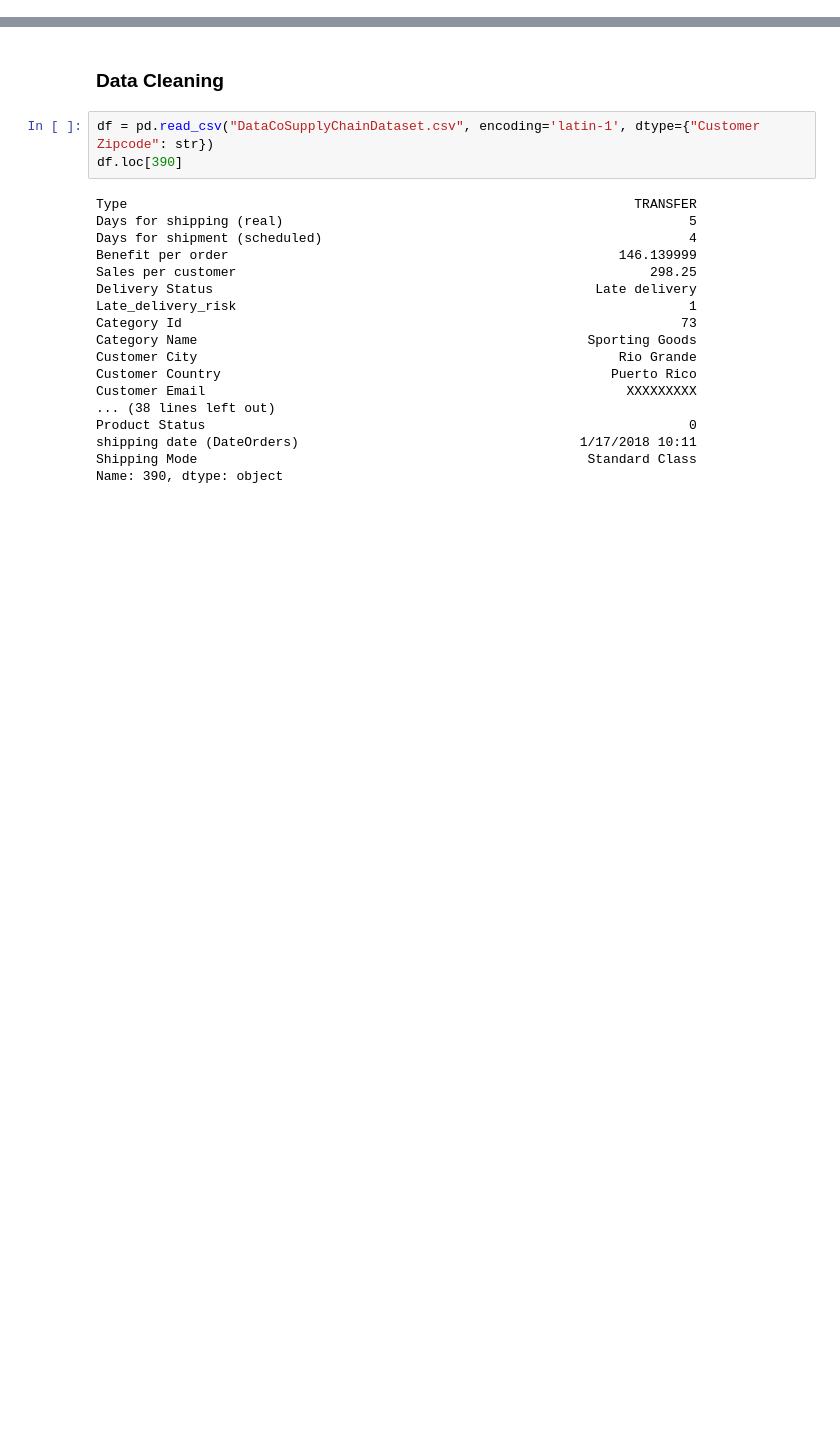
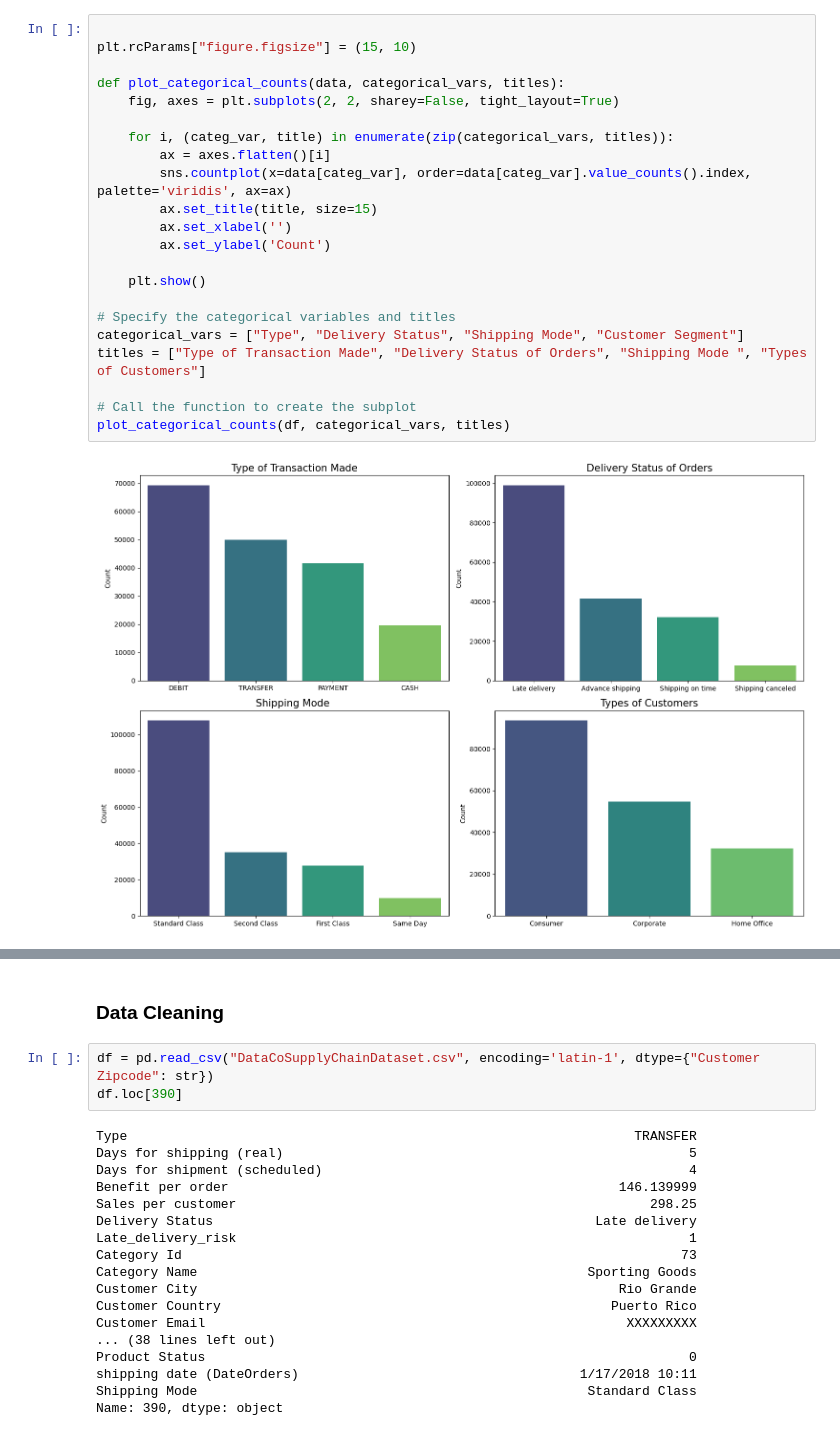
Before and after one commit to rafain/AML-Fall23, a Jupyter notebook: project-supplychain.ipynb, the cells around one changed output, grey strips where cells are left out. Drawn from its saved outputs; the diff is of its cells as text; blank space fills up the shorter version.

```diff
--- a/project-supplychain.ipynb
+++ b/project-supplychain.ipynb
@@ -4,0 +85,24 @@ import matplotlib.pyplot as plt
+# %%
+
+plt.rcParams["figure.figsize"] = (15, 10)
+
+def plot_categorical_counts(data, categorical_vars, titles):
+    fig, axes = plt.subplots(2, 2, sharey=False, tight_layout=True)
+
+    for i, (categ_var, title) in enumerate(zip(categorical_vars, titles)):
+        ax = axes.flatten()[i]
+        sns.countplot(x=data[categ_var], order=data[categ_var].value_counts().index, palette='viridis', ax=ax)
+        ax.set_title(title, size=15)
+        ax.set_xlabel('')
+        ax.set_ylabel('Count')
+
+    plt.show()
+
+# Specify the categorical variables and titles
+categorical_vars = ["Type", "Delivery Status", "Shipping Mode", "Customer Segment"]
+titles = ["Type of Transaction Made", "Delivery Status of Orders", "Shipping Mode ", "Types of Customers"]
+
+# Call the function to create the subplot
+plot_categorical_counts(df, categorical_vars, titles)
+# %% [output]
+[figure, added]
```
Also changed, not shown: parts of 44 cells of this notebook.
